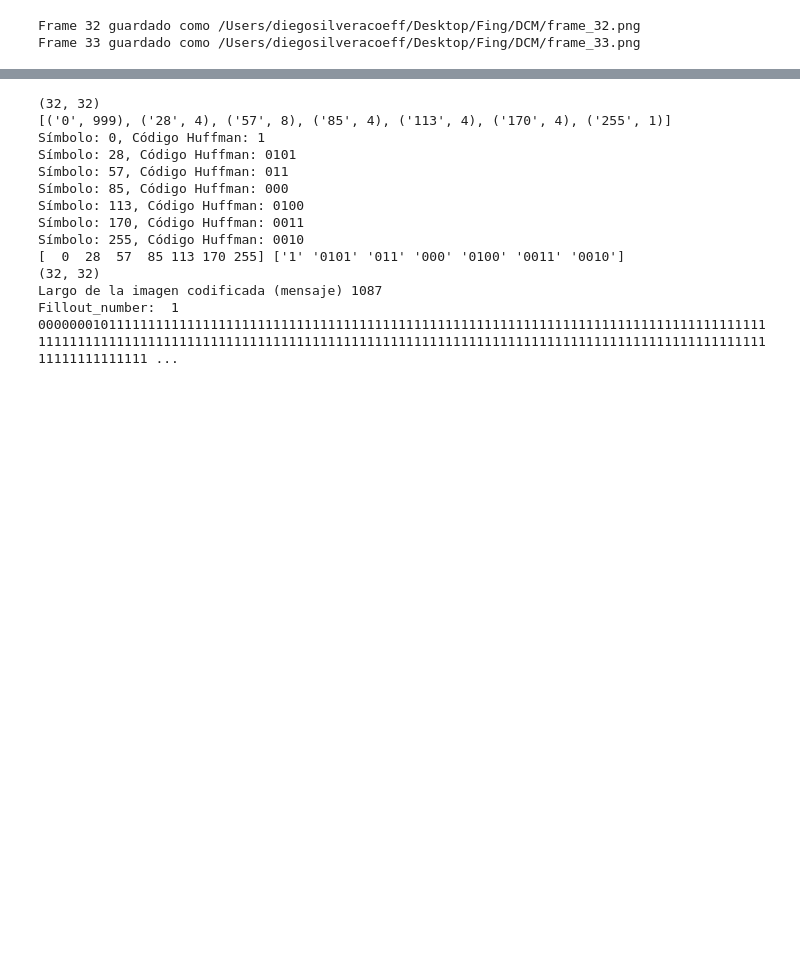
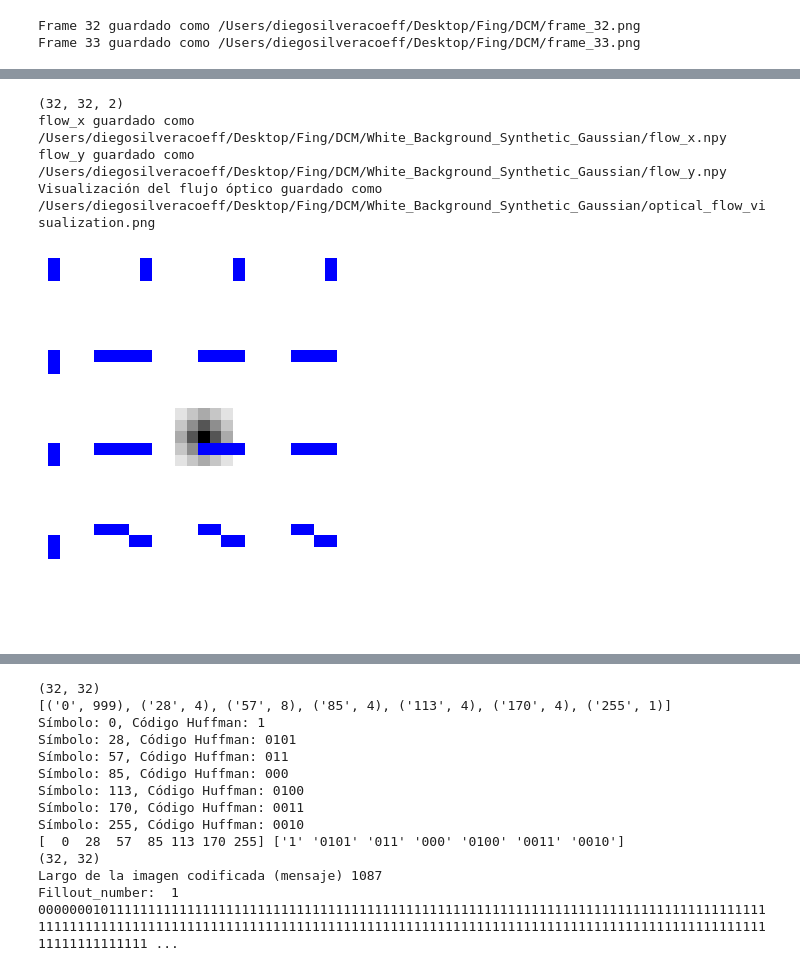
Before and after one commit to DiegoSC13/DCM_proyect, a Jupyter notebook: scripts/encoder.ipynb, the cells around one changed output, grey strips where cells are left out. Cells and saved outputs as stored; diff of their text form; code cells hidden in the pictures; blank space fills up the shorter version.

```diff
--- a/scripts/encoder.ipynb
+++ b/scripts/encoder.ipynb
@@ -35,0 +35,8 @@ Visualización del flujo óptico guardado como /Users/diegosilveracoeff/Desktop/
+# %%
+optical_flow(current_frame_path, reference_frame_path, folder_path)
+# %% [output]
+(32, 32, 2)
+flow_x guardado como /Users/diegosilveracoeff/Desktop/Fing/DCM/White_Background_Synthetic_Gaussian/flow_x.npy
+flow_y guardado como /Users/diegosilveracoeff/Desktop/Fing/DCM/White_Background_Synthetic_Gaussian/flow_y.npy
+Visualización del flujo óptico guardado como /Users/diegosilveracoeff/Desktop/Fing/DCM/White_Background_Synthetic_Gaussian/optical_flow_visualization.png
+[figure, added]
```
Also changed, not shown: parts of 10 cells of this notebook, 2 other files.
